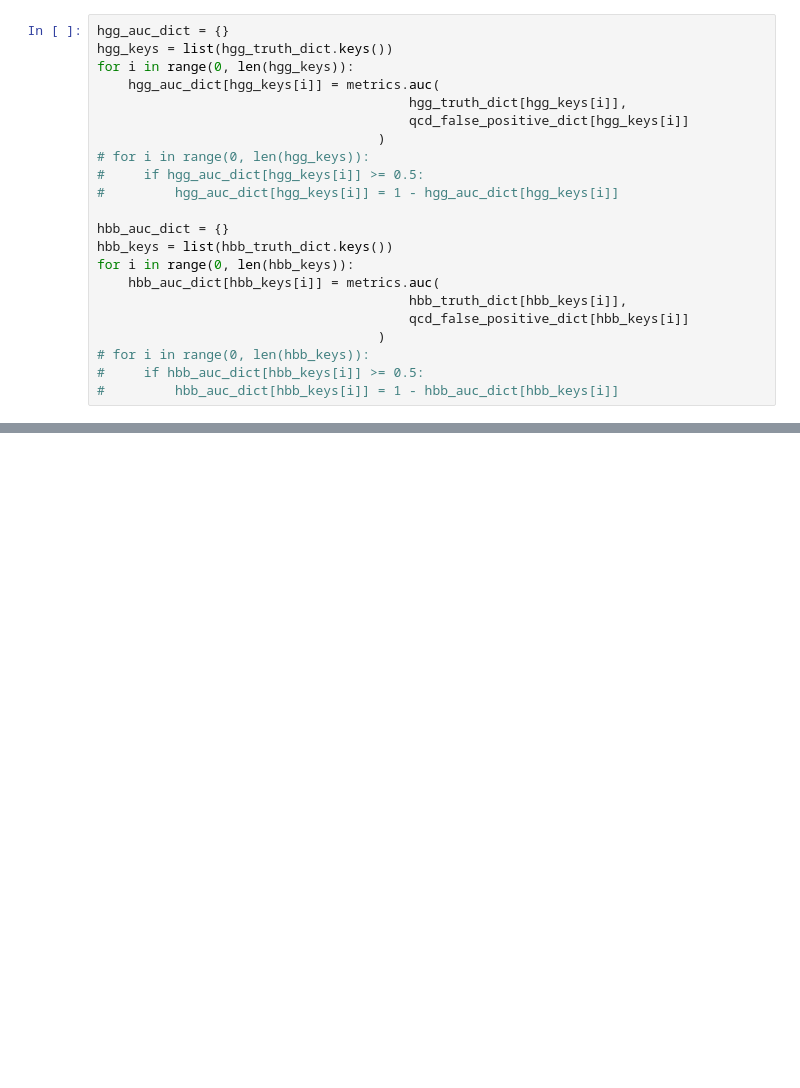
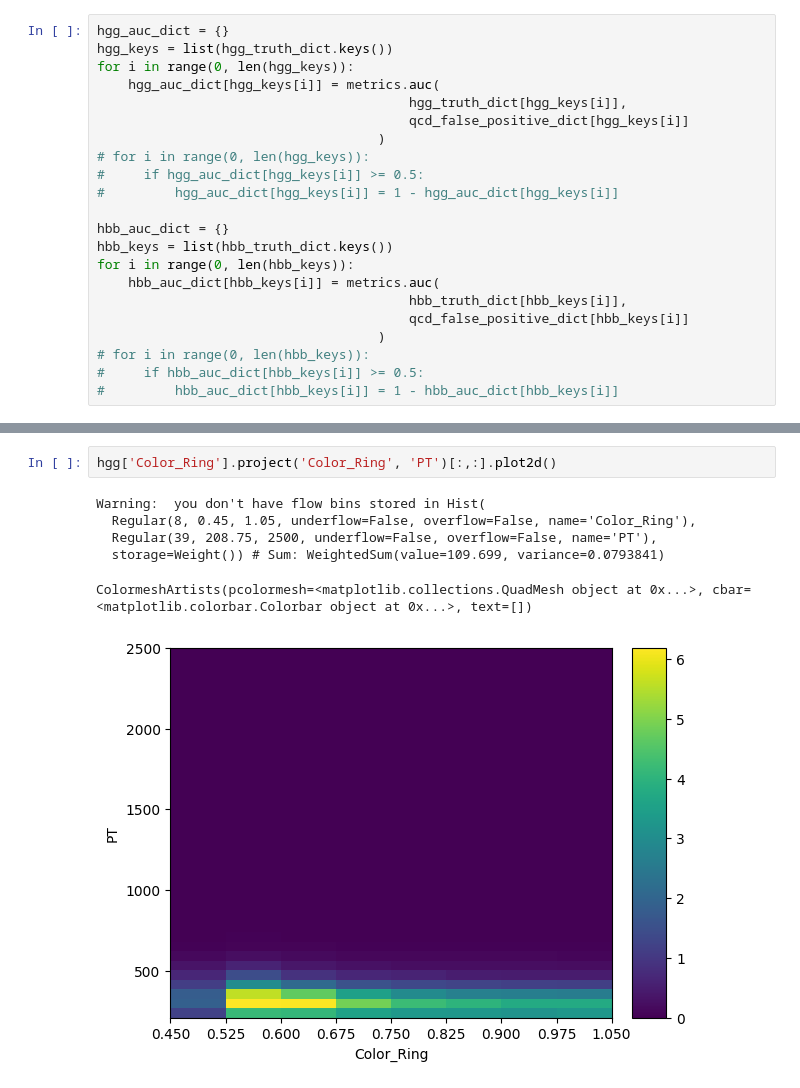
Before and after one commit to cmoore24-24/hgg, a Jupyter notebook: notebooks/stats/multiaxis/ca_multiaxis_plots.ipynb, the cells around one changed output, grey strips where cells are left out. Drawn from its saved outputs; the diff is of its cells as text; blank space fills up the shorter version.

```diff
--- a/notebooks/stats/multiaxis/ca_multiaxis_plots.ipynb
+++ b/notebooks/stats/multiaxis/ca_multiaxis_plots.ipynb
@@ -245,0 +259,9 @@ hgg['Color_Ring'].project('Color_Ring').to_numpy()[1][2]
+# %%
+hgg['Color_Ring'].project('Color_Ring', 'PT')[:,:].plot2d()
+# %% [output]
+Warning:  you don't have flow bins stored in Hist(
+  Regular(8, 0.45, 1.05, underflow=False, overflow=False, name='Color_Ring'),
+  Regular(39, 208.75, 2500, underflow=False, overflow=False, name='PT'),
+  storage=Weight()) # Sum: WeightedSum(value=109.699, variance=0.0793841)
+ColormeshArtists(pcolormesh=<matplotlib.collections.QuadMesh object at 0x...>, cbar=<matplotlib.colorbar.Colorbar object at 0x...>, text=[])
+[figure, added]
```
Also changed, not shown: parts of 13 cells of this notebook, 5 other files.
